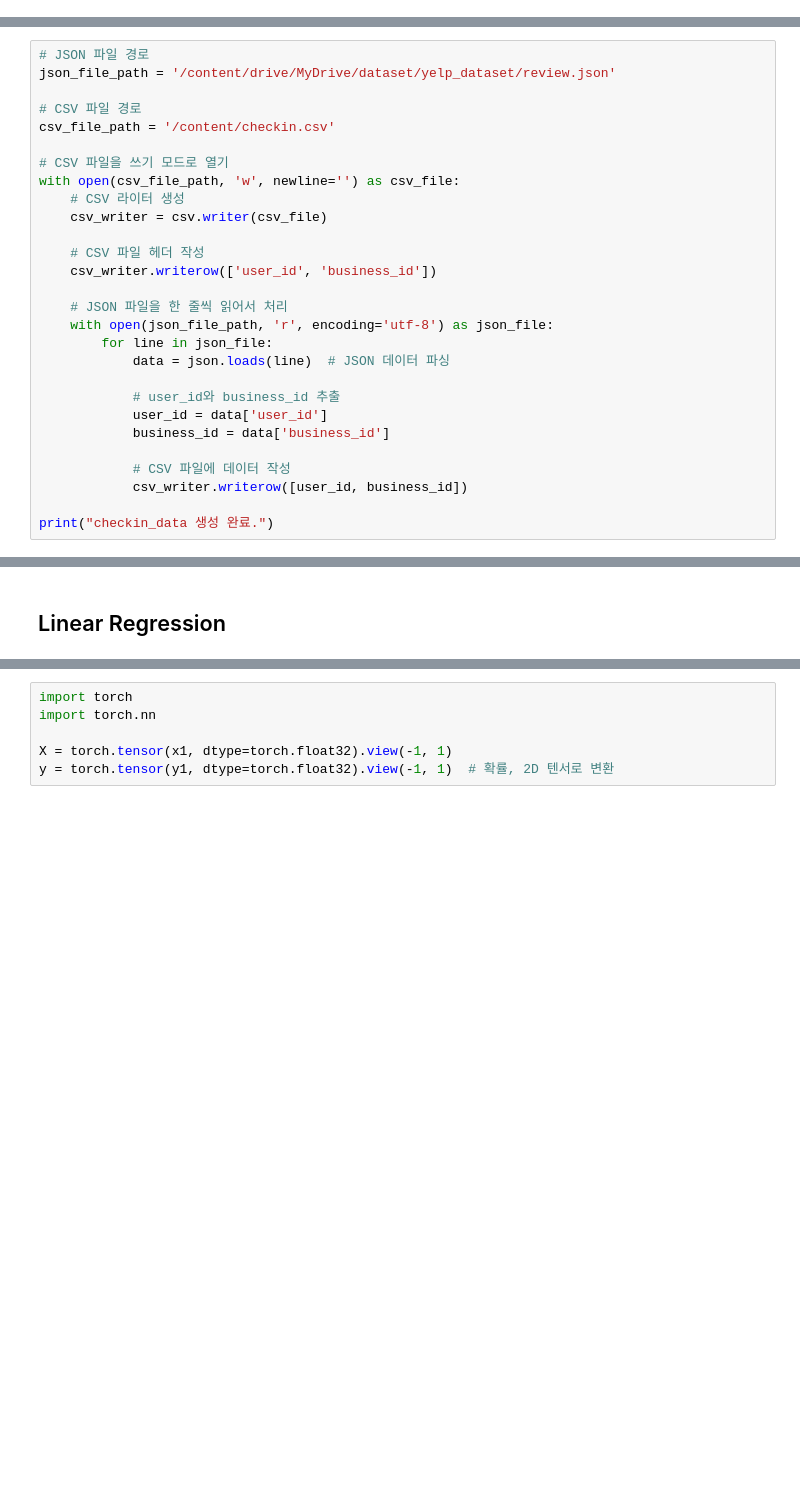
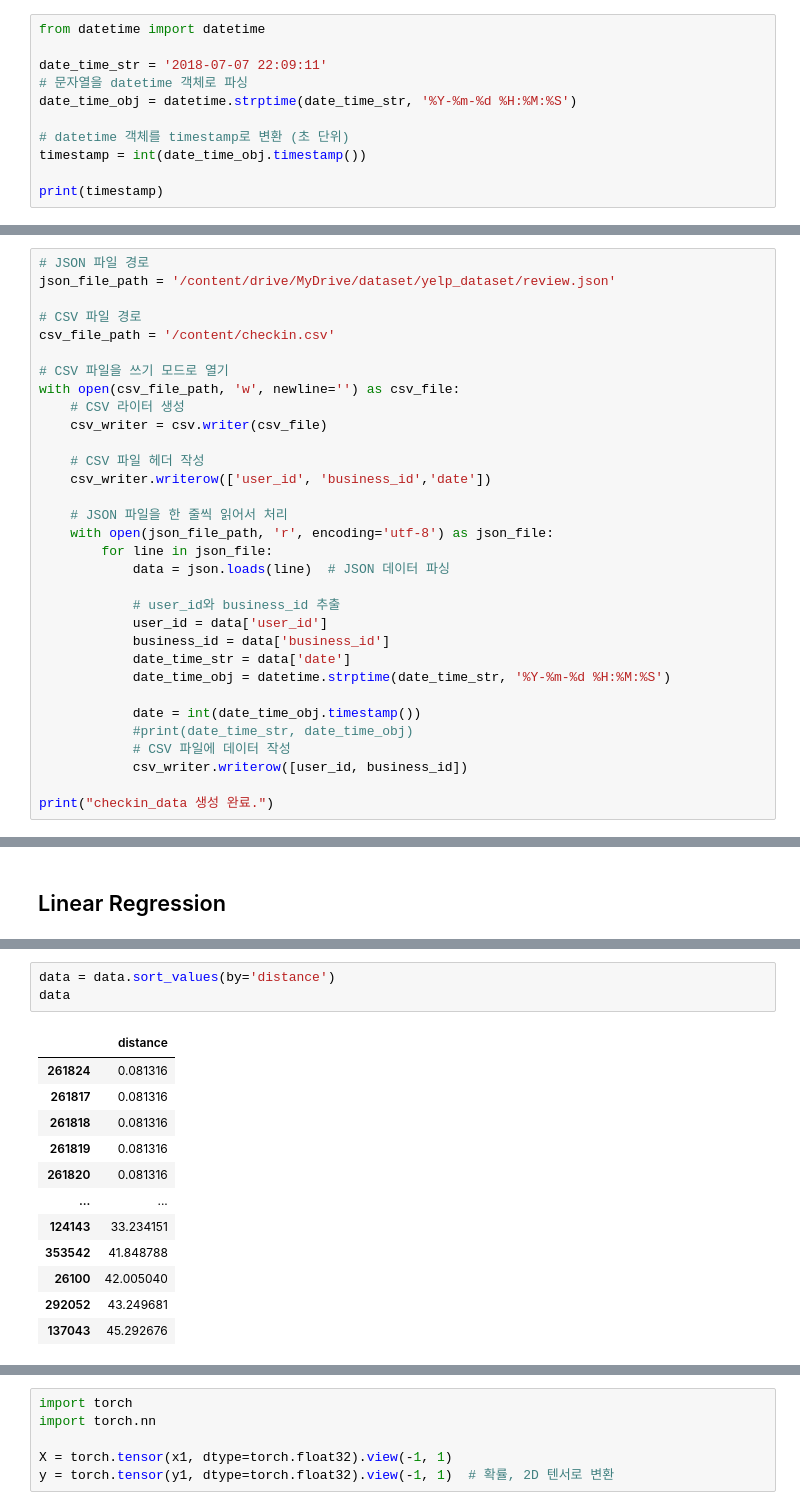
Before and after one commit to DongUk-Park/RnD, a Jupyter notebook: POI/NAIS/DataPreprocess.ipynb, the cells around one changed output, grey strips where cells are left out. Cells and saved outputs as stored; diff of their text form; blank space fills up the shorter version.

```diff
--- a/POI/NAIS/DataPreprocess.ipynb
+++ b/POI/NAIS/DataPreprocess.ipynb
@@ -21,3 +22,14 @@ import copy
 ### Check_in Data 생성
 리뷰 데이터로 체크인 데이터(user,business_id)를 만든다 <br>
 원하는 데이터 정보 추가,삭제 : 13, 21 수정
+# %%
+from datetime import datetime
+
+date_time_str = '2018-07-07 22:09:11'
+# 문자열을 datetime 객체로 파싱
+date_time_obj = datetime.strptime(date_time_str, '%Y-%m-%d %H:%M:%S')
+
+# datetime 객체를 timestamp로 변환 (초 단위)
+timestamp = int(date_time_obj.timestamp())
+
+print(timestamp)
@@ -34,7 +48,7 @@ with open(csv_file_path, 'w', newline='') as csv_file:
     csv_writer = csv.writer(csv_file)
 
     # CSV 파일 헤더 작성
-    csv_writer.writerow(['user_id', 'business_id'])
+    csv_writer.writerow(['user_id', 'business_id','date'])
 
     # JSON 파일을 한 줄씩 읽어서 처리
     with open(json_file_path, 'r', encoding='utf-8') as json_file:
@@ -44,7 +58,11 @@ with open(csv_file_path, 'w', newline='') as csv_file:
             # user_id와 business_id 추출
             user_id = data['user_id']
             business_id = data['business_id']
+            date_time_str = data['date']
+            date_time_obj = datetime.strptime(date_time_str, '%Y-%m-%d %H:%M:%S')
 
+            date = int(date_time_obj.timestamp())
+            #print(date_time_str, date_time_obj)
             # CSV 파일에 데이터 작성
             csv_writer.writerow([user_id, business_id])
 
@@ -519,0 +551,16 @@ data.to_csv('/content/distance_list.csv', index=False)
+# %%
+data = data.sort_values(by='distance')
+data
+# %% [output]
+|  | distance |
+| 261824 | 0.081316 |
+| 261817 | 0.081316 |
+| 261818 | 0.081316 |
+| 261819 | 0.081316 |
+| 261820 | 0.081316 |
+| ... | ... |
+| 124143 | 33.234151 |
+| 353542 | 41.848788 |
+| 26100 | 42.005040 |
+| 292052 | 43.249681 |
+| 137043 | 45.292676 |
```
Also changed, not shown: parts of 17 cells of this notebook.
